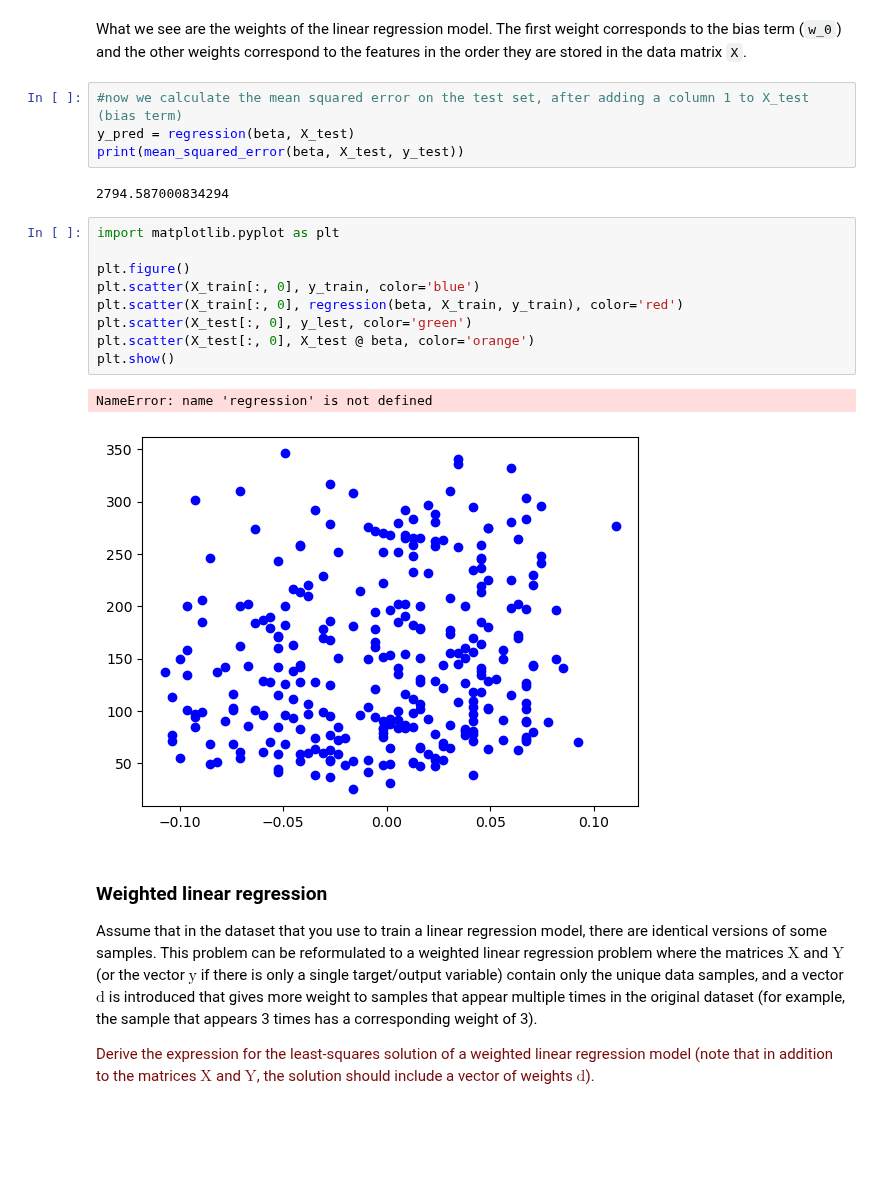
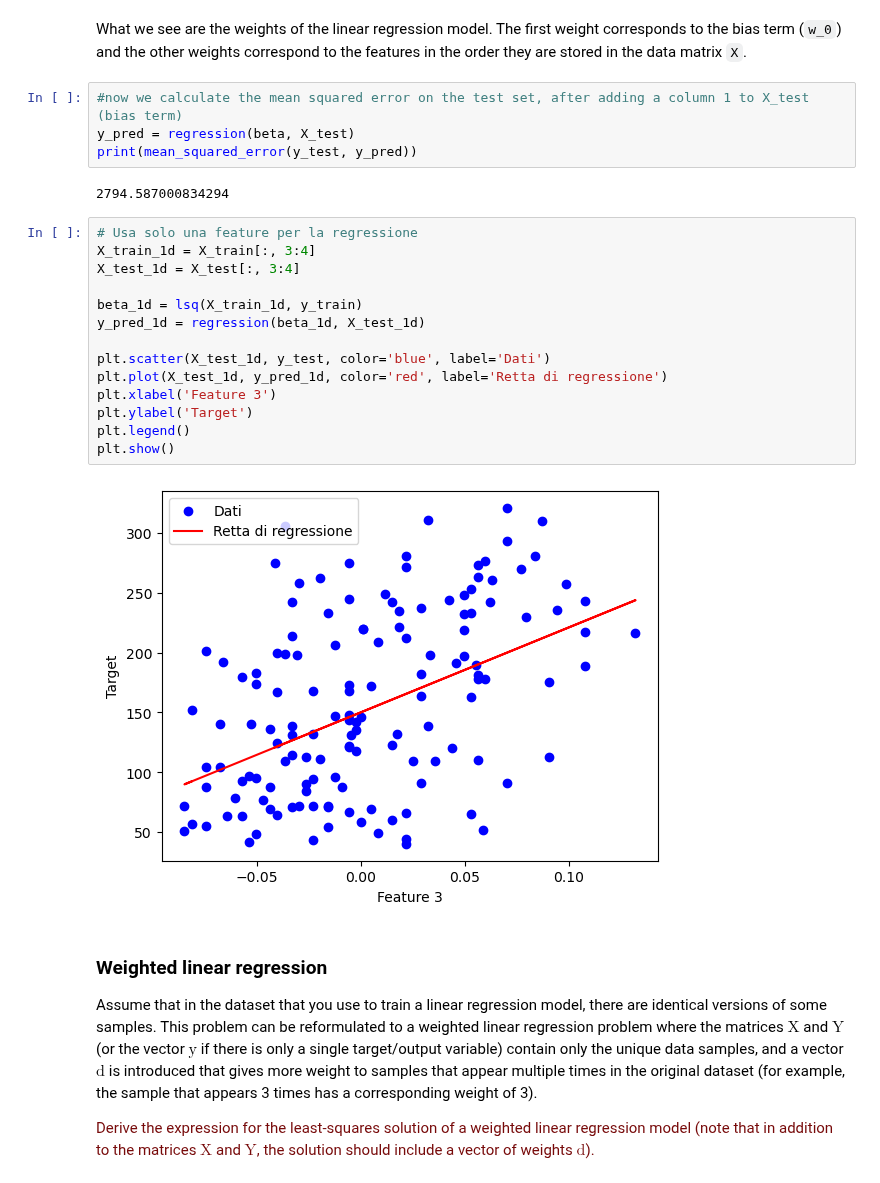
Before and after one commit to lucazini03/ml-for-medical-imaging, a Jupyter notebook: week_1.ipynb, the cells around one changed output. Saved outputs shown, nothing was run; the diff lists cells and outputs as text; blank space fills up the shorter version.

```diff
--- a/week_1.ipynb
+++ b/week_1.ipynb
@@ -146,21 +146,25 @@ What we see are the weights of the linear regression model. The first weight cor
 # %%
 #now we calculate the mean squared error on the test set, after adding a column 1 to X_test (bias term)
 y_pred = regression(beta, X_test)
-print(mean_squared_error(beta, X_test, y_test))
+print(mean_squared_error(y_test, y_pred))
 # %% [output]
 2794.587000834294
-# %%
-import matplotlib.pyplot as plt
-
-plt.figure()
-plt.scatter(X_train[:, 0], y_train, color='blue')
-plt.scatter(X_train[:, 0], regression(beta, X_train, y_train), color='red')
-plt.scatter(X_test[:, 0], y_lest, color='green')
-plt.scatter(X_test[:, 0], X_test @ beta, color='orange')
-plt.show()
-# %% [output]
-NameError: name 'regression' is not defined
-[figure, removed]
+# %%
+# Usa solo una feature per la regressione
+X_train_1d = X_train[:, 3:4]
+X_test_1d = X_test[:, 3:4]
+
+beta_1d = lsq(X_train_1d, y_train)
+y_pred_1d = regression(beta_1d, X_test_1d)
+
+plt.scatter(X_test_1d, y_test, color='blue', label='Dati')
+plt.plot(X_test_1d, y_pred_1d, color='red', label='Retta di regressione')
+plt.xlabel('Feature 3')
+plt.ylabel('Target')
+plt.legend()
+plt.show()
+# %% [output]
+[figure, added]
 # %% [markdown]
 ### Weighted linear regression
 
```
Also changed, not shown: parts of 2 cells of this notebook, 1 other file.
